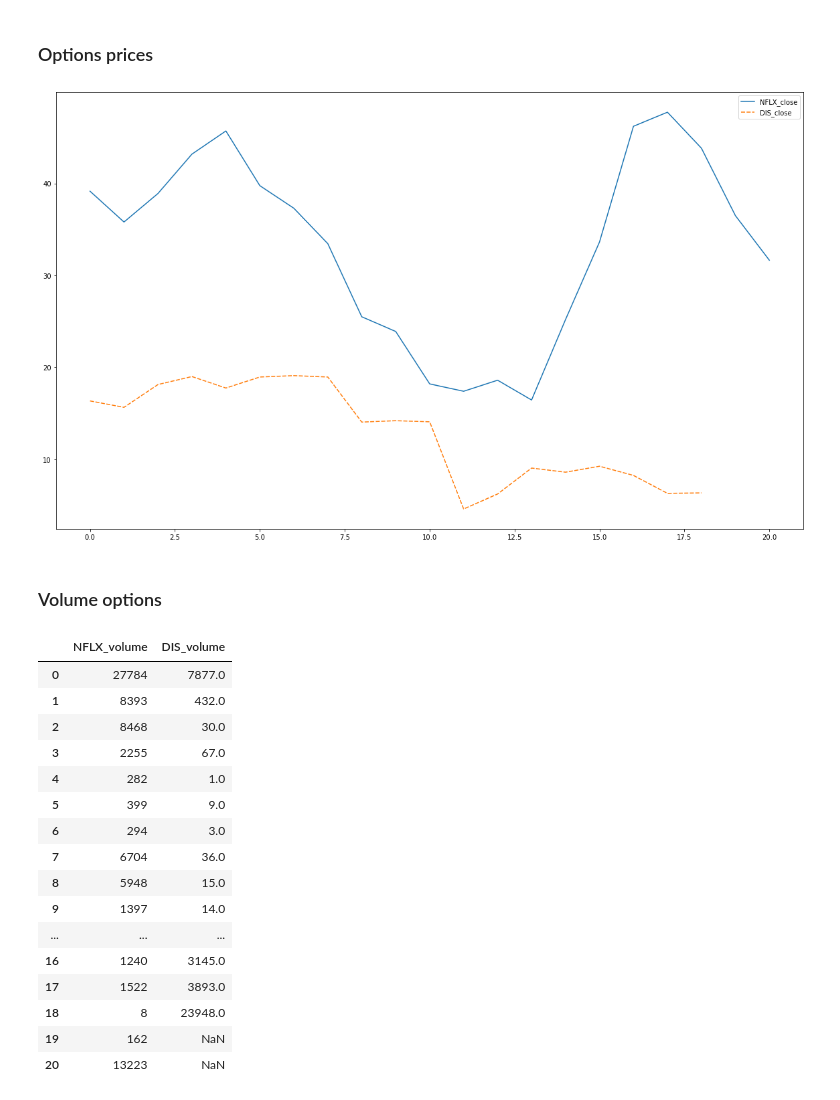
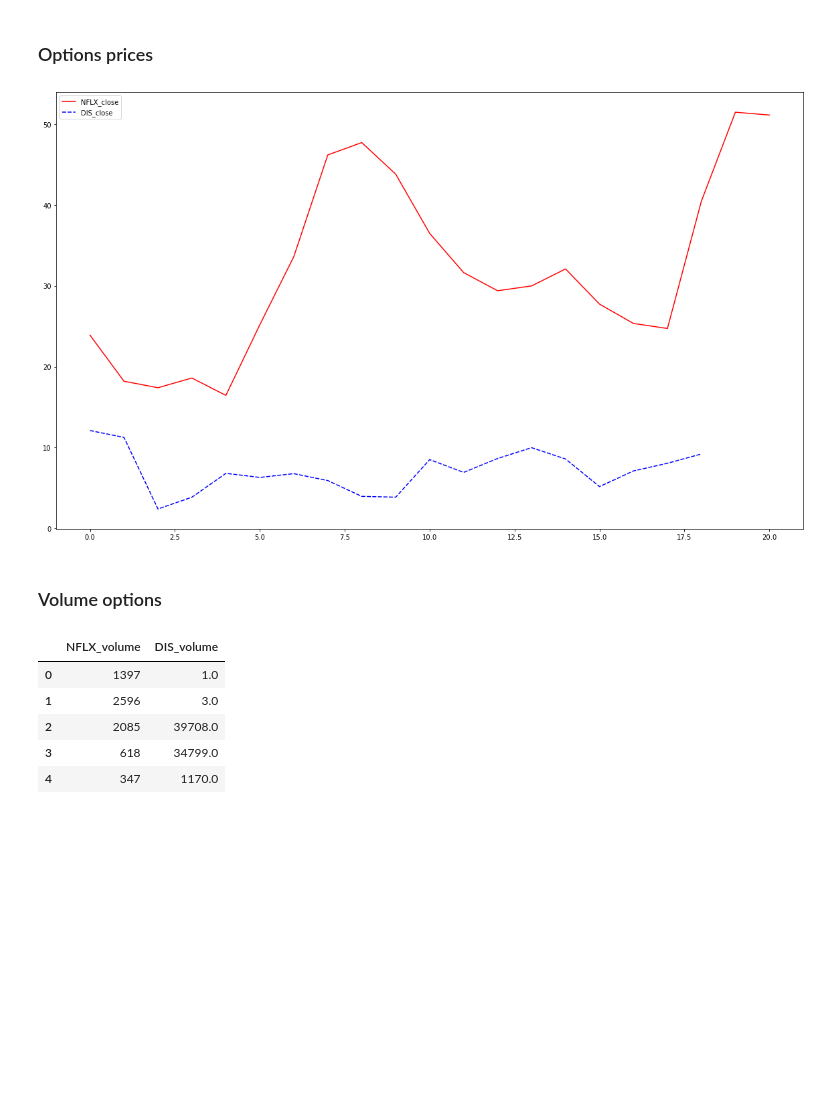
Before and after one commit to AnushaGanapathi/DSSoc, a Jupyter notebook: Options Pricing_NFLX, DIS.ipynb, the cells around one changed output. Saved outputs shown, nothing was run; the diff lists cells and outputs as text; code cells hidden in the pictures; blank space fills up the shorter version.

```diff
--- a/Options Pricing_NFLX, DIS.ipynb
+++ b/Options Pricing_NFLX, DIS.ipynb
@@ -156,0 +118,14 @@ dis_opt
+# %%
+#DISNEY
+maturity = '01/20/2023'
+maturity = datetime.strptime(maturity, '%m/%d/%Y')
+
+dis_put = yf.Ticker('DIS221209C00090000')
+dis_opt = dis_put.history()
+dis_opt = dis_opt.reset_index()
+dis_opt['Date'] = pd.to_datetime(dis_opt['Date']).dt.tz_convert(None)
+
+dis_opt['toMature'] = maturity -  dis_opt['Date']
+dis_opt['toMature'] =  dis_opt['toMature'].dt.days/365.25
+
+dis_opt.head()
@@ -184,35 +148,24 @@ import seaborn as sns
 import matplotlib.pyplot as plt
 
 plt.figure(figsize = (20,12))
-sns.lineplot(data = nflx_opt_dis)
+sns.lineplot(data = nflx_opt_dis, palette=['r', 'b'])
 plt.show()
 # %% [output]
-[figure, old version]
+[figure, new version]
 # %% [markdown]
 ### Volume options
 # %%
 opt_vol = pd.DataFrame()
 opt_vol['NFLX_volume'] = nflx_opt['Volume']
 opt_vol['DIS_volume'] = dis_opt['Volume']
-opt_vol
+opt_vol.head()
 # %% [output]
 |  | NFLX_volume | DIS_volume |
-| 0 | 27784 | 7877.0 |
-| 1 | 8393 | 432.0 |
-| 2 | 8468 | 30.0 |
-| 3 | 2255 | 67.0 |
-| 4 | 282 | 1.0 |
-| 5 | 399 | 9.0 |
-| 6 | 294 | 3.0 |
-| 7 | 6704 | 36.0 |
-| 8 | 5948 | 15.0 |
-| 9 | 1397 | 14.0 |
-| ... | ... | ... |
-| 16 | 1240 | 3145.0 |
-| 17 | 1522 | 3893.0 |
-| 18 | 8 | 23948.0 |
-| 19 | 162 | NaN |
-| 20 | 13223 | NaN |
+| 0 | 1397 | 1.0 |
+| 1 | 2596 | 3.0 |
+| 2 | 2085 | 39708.0 |
+| 3 | 618 | 34799.0 |
+| 4 | 347 | 1170.0 |
 # %%
 import seaborn as sns
 import matplotlib.pyplot as plt
```
Also changed, not shown: parts of 14 cells of this notebook, 1 other file.
